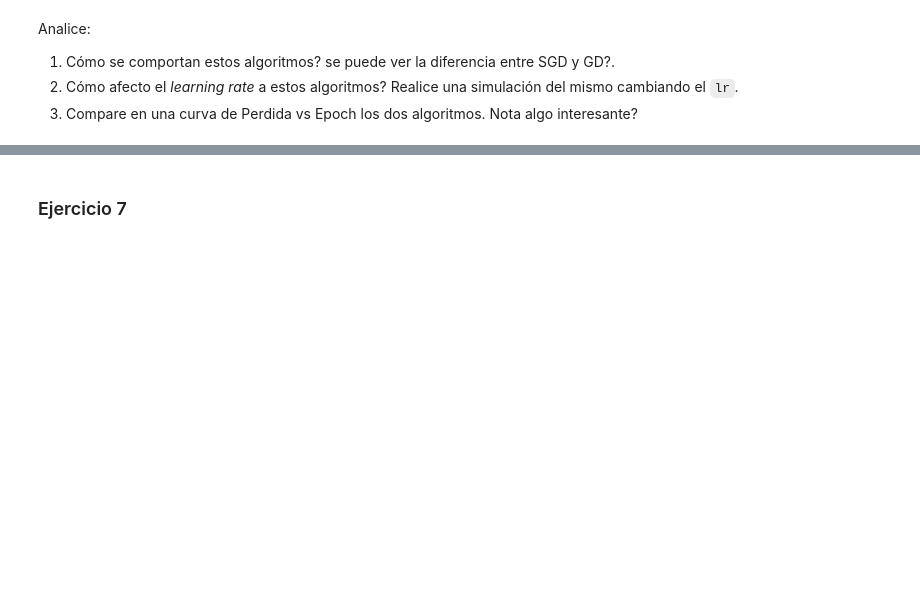
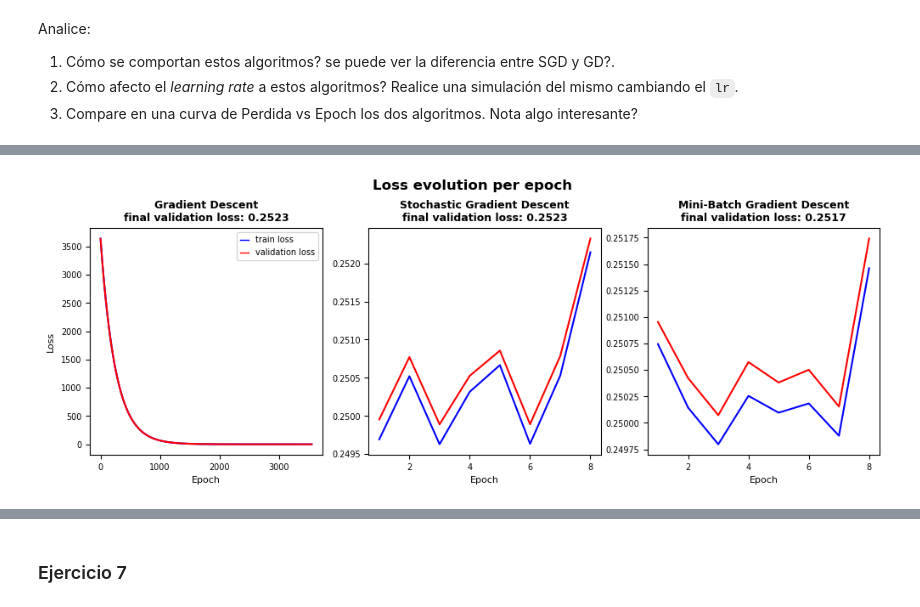
Before and after one commit to jcruz-ferreyra/CEIA_intro_ia, a Jupyter notebook: tp_integrador_resuelto/tpi_parte2_resuelto.ipynb, the cells around one changed output, grey strips where cells are left out. Saved outputs shown, nothing was run; the diff lists cells and outputs as text; code cells hidden in the pictures; blank space fills up the shorter version.

```diff
--- a/tp_integrador_resuelto/tpi_parte2_resuelto.ipynb
+++ b/tp_integrador_resuelto/tpi_parte2_resuelto.ipynb
@@ -649,0 +782,36 @@ Analice:
+# %%
+plt.figure(figsize=(12, 3.725))
+plt.subplots_adjust(top=0.825)
+
+for n, (k, v) in enumerate(dict_results.items()):
+    i = n + 1
+    plt.subplot(1, 3, i)
+
+    df_loss = pd.DataFrame(
+        [[i + 1] + loss for i, loss in enumerate(v["loss"])],
+        columns=["epoch", "train_loss", "val_loss"],
+    )
+
+    plt.plot(df_loss["epoch"], df_loss["train_loss"], c="blue")
+    plt.plot(df_loss["epoch"], df_loss["val_loss"], c="red")
+
+    plt.xticks(fontsize=7)
+    plt.yticks(fontsize=7)
+
+    plt.xlabel("Epoch", fontsize=8)
+    if i ==1:
+        plt.ylabel("Loss", rotation=90, labelpad=5, fontsize=8)  # Adjust labelpad as needed
+
+        legend_handles = []
+        legend_handles.append(plt.Line2D([0], [0], color='blue', linewidth=1))
+        legend_handles.append(plt.Line2D([0], [0], color='red', linewidth=1))
+
+        labels = ['train loss', 'validation loss']
+        plt.legend(legend_handles, labels, loc='upper right', handlelength=1, fontsize=7)
+
+    plt.title(f"{v['name']}\nfinal validation loss: {round(v['loss'][-1][1], 4)}", fontsize=9, fontweight="bold")
+
+plt.suptitle("Loss evolution per epoch", fontsize=12, fontweight="bold")
+plt.show()
+# %% [output]
+[figure, added]
```
Also changed, not shown: parts of 9 cells of this notebook.
